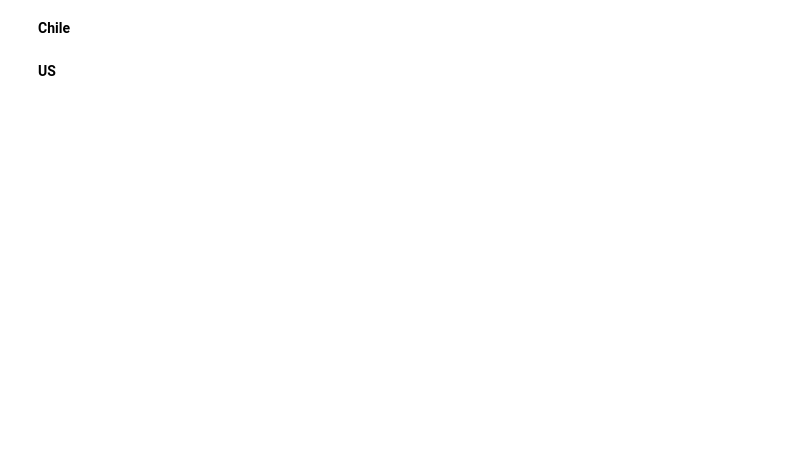
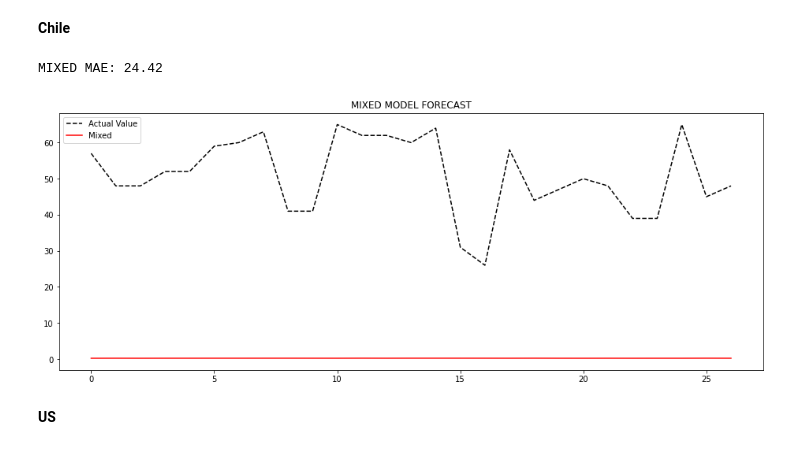
Before and after one commit to tiaherdi/Traffic-Sign-5, a Jupyter notebook: Group_Traffic_Sign_5.ipynb, the cells around one changed output. Drawn from its saved outputs; the diff is of its cells as text; code cells hidden in the pictures; blank space fills up the shorter version.

```diff
--- a/Group_Traffic_Sign_5.ipynb
+++ b/Group_Traffic_Sign_5.ipynb
@@ -716,7 +724,7 @@ plt.show()
 # Chunck of data to be windowed so that each window associated to a value in test set
 forecast_data_cl = train_cl[-WINDOW:].append(test_cl[:-1]).values
 # %%
-model_forecasts_ca = {'MIXED MODEL': []}
+model_forecasts_cl = {'MIXED MODEL': []}
 
 #converts values to TensorSliceDataset
 test_data_cl = tf.data.Dataset.from_tensor_slices(forecast_data_cl)
@@ -734,16 +742,18 @@ model_forecasts_cl['MIXED MODEL'].append(preds_cl)
 N = test_cl.values.shape[0] #number of samples in test set
 mix_mae = np.abs(test_au.values - model_forecasts_cl['MIXED MODEL'][0].squeeze()).sum() / N
 print('MIXED MAE:', round(mix_mae, 2))
+# %% [output]
+MIXED MAE: 24.42
 # %%
 #displays forecasted data
-plt.rcParams["figure.figsize"] = (15,20)
-fig, axs = plt.subplots(4, 1)
-
-#Mixed Model Forecast
-axs[2].plot(test_cl.values, color='black', linestyle='--', label='Actual Value')
-axs[2].plot(model_forecasts_cl['MIXED MODEL'][0].squeeze(), color='red', label='Mixed')
-axs[2].set_title('MIXED MODEL FORECAST')
-axs[2].legend()
+fig = plt.figure(figsize=(16,6))
+plt.plot(test_cl.values, color='black', linestyle='--', label='Actual Value')
+plt.plot(model_forecasts_cl['MIXED MODEL'][0].squeeze(), color='red', label='Mixed')
+plt.title('MIXED MODEL FORECAST')
+plt.legend()
+plt.show()
+# %% [output]
+[figure, added]
 # %% [markdown]
 **US**
 # %%
```
Also changed, not shown: parts of 7 cells of this notebook.
